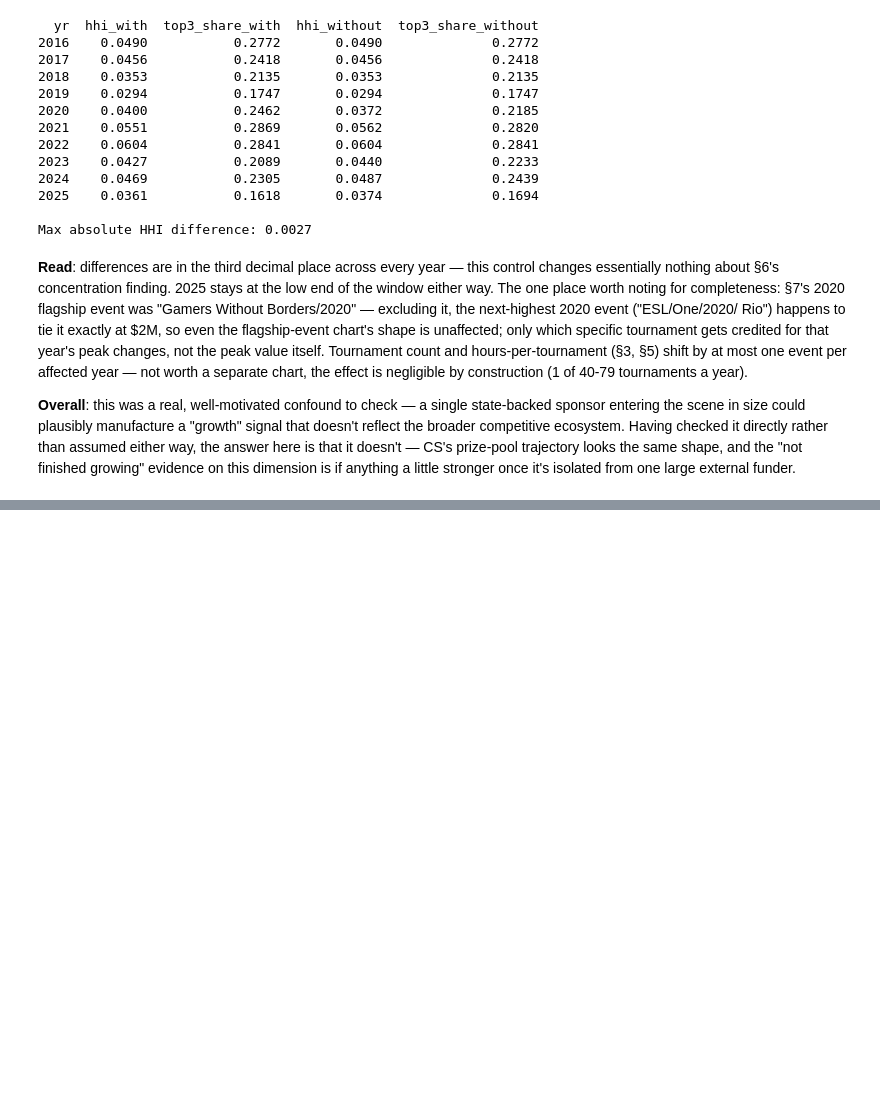
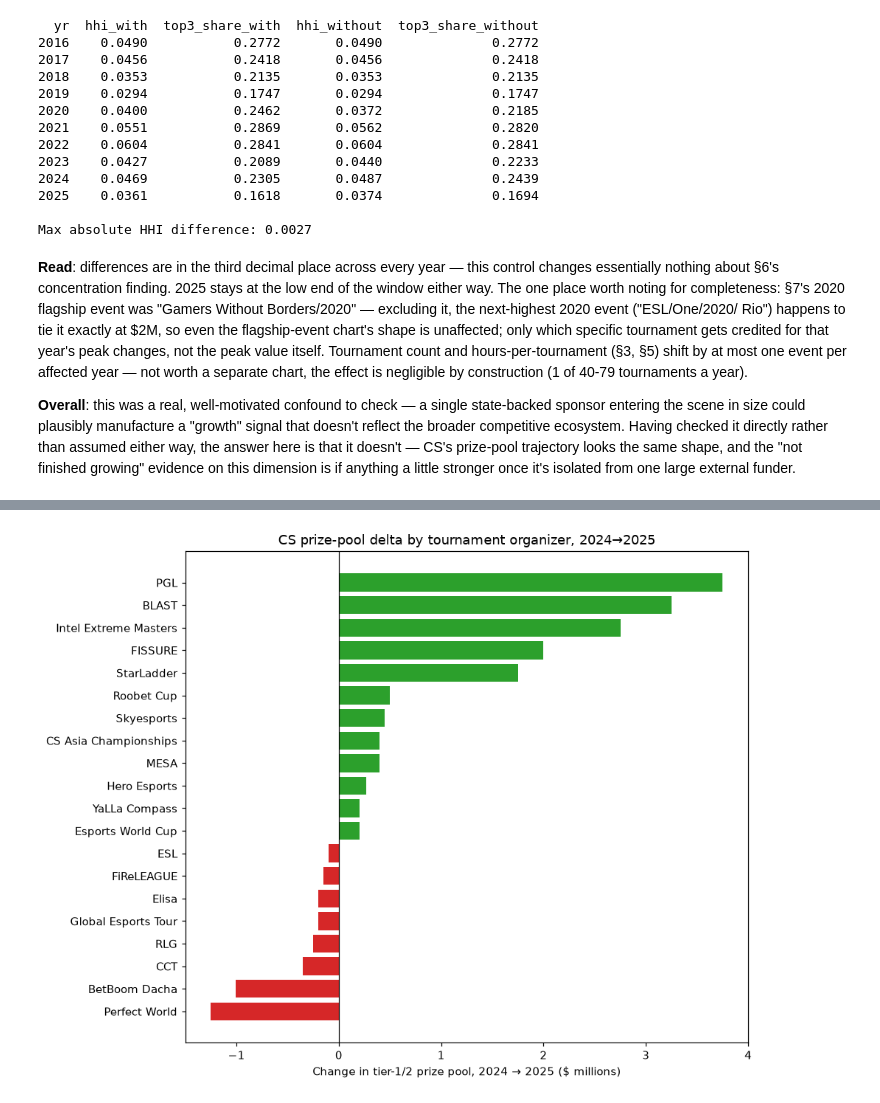
Before and after one commit to JacobH1994/fandomdatapuller, a Jupyter notebook: notebooks/cs_growth_trajectory.ipynb, the cells around one changed output, grey strips where cells are left out. Cells and saved outputs as stored; diff of their text form; code cells hidden in the pictures; blank space fills up the shorter version.

```diff
--- a/notebooks/cs_growth_trajectory.ipynb
+++ b/notebooks/cs_growth_trajectory.ipynb
@@ -759,0 +768,26 @@ little stronger once it's isolated from one large external funder.
+# %%
+from collections import defaultdict
+
+def totals_by_org(yr):
+    rows = conn.execute(
+        """SELECT liquipedia_page, prize_pool FROM tournaments WHERE title_id='counter_strike'
+           AND tier IN ('1','2','S-Tier','A-Tier') AND start_date LIKE ? AND prize_pool IS NOT NULL AND prize_pool > 0""",
+        (f"{yr}%",),
+    ).fetchall()
+    d = defaultdict(lambda: [0, 0])
+    for page, pool in rows:
+        org = page.split("/")[0]
+        d[org][0] += pool
+        d[org][1] += 1
+    return d
+
+d24, d25 = totals_by_org(2024), totals_by_org(2025)
+orgs = sorted(set(d24) | set(d25), key=lambda o: d25.get(o, [0, 0])[0] - d24.get(o, [0, 0])[0], reverse=True)
+org_df = pd.DataFrame([
+    {"org": o, "2024": d24.get(o, [0, 0])[0], "2024_n": d24.get(o, [0, 0])[1],
+     "2025": d25.get(o, [0, 0])[0], "2025_n": d25.get(o, [0, 0])[1],
+     "delta": d25.get(o, [0, 0])[0] - d24.get(o, [0, 0])[0]}
+    for o in orgs
+])
+print(org_df.to_string(index=False))
+print(f"\nSum of deltas: \${org_df['delta'].sum():,.0f} (matches the \$12.41M total increase, by construction)")
@@ -759,0 +812,13 @@ little stronger once it's isolated from one large external funder.
+# %%
+fig, ax = plt.subplots(figsize=(9, 7))
+plot_orgs = org_df[org_df["delta"] != 0].sort_values("delta")
+colors = ["#2ca02c" if d > 0 else "#d62728" for d in plot_orgs["delta"]]
+ax.barh(plot_orgs["org"], plot_orgs["delta"] / 1e6, color=colors)
+ax.axvline(0, color="black", linewidth=0.8)
+ax.set_xlabel("Change in tier-1/2 prize pool, 2024 \u2192 2025 ($ millions)")
+ax.set_title("CS prize-pool delta by tournament organizer, 2024\u21922025")
+plt.tight_layout()
+plt.savefig(REPO_ROOT / "notebooks" / "_cs_growth_fig10_organizer_delta.png", dpi=110)
+plt.show()
+# %% [output]
+[figure, added]
```
Also changed, not shown: parts of 3 cells of this notebook, 1 other file.
